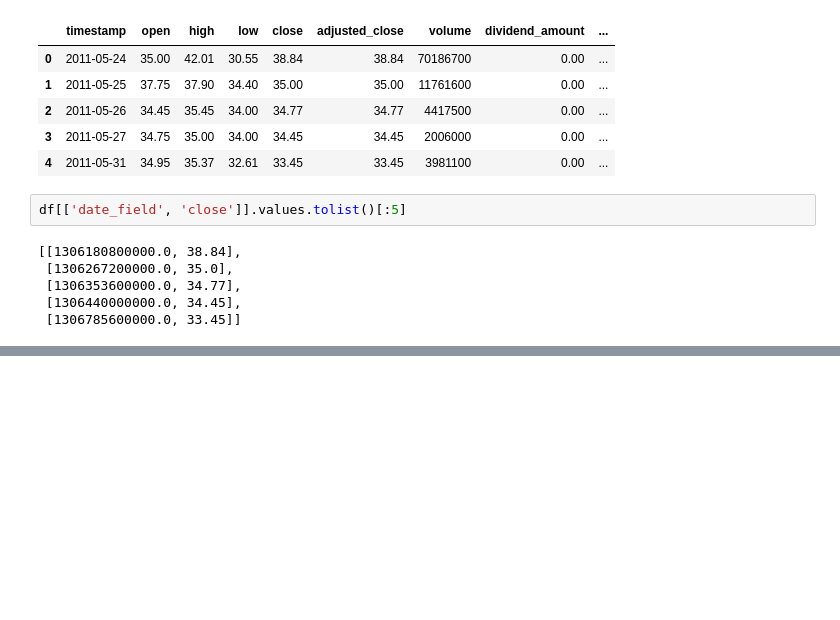
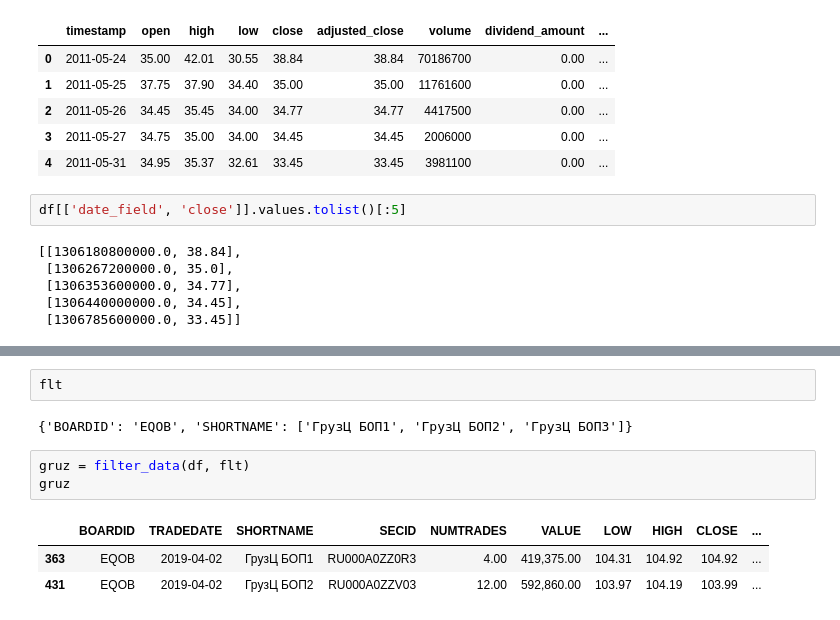
Before and after one commit to nerevar/stock_prices, a Jupyter notebook: analyze_data.ipynb, the cells around one changed output, grey strips where cells are left out. Saved outputs shown, nothing was run; the diff lists cells and outputs as text; blank space fills up the shorter version.

```diff
--- a/analyze_data.ipynb
+++ b/analyze_data.ipynb
@@ -131,0 +209,11 @@ df[['date_field', 'close']].values.tolist()[:5]
+# %%
+flt
+# %% [output]
+{'BOARDID': 'EQOB', 'SHORTNAME': ['ГрузЦ БОП1', 'ГрузЦ БОП2', 'ГрузЦ БОП3']}
+# %%
+gruz = filter_data(df, flt)
+gruz
+# %% [output]
+|  | BOARDID | TRADEDATE | SHORTNAME | SECID | NUMTRADES | VALUE | LOW | HIGH | CLOSE | ... |
+| 363 | EQOB | 2019-04-02 | ГрузЦ БОП1 | RU000A0ZZ0R3 | 4.00 | 419,375.00 | 104.31 | 104.92 | 104.92 | ... |
+| 431 | EQOB | 2019-04-02 | ГрузЦ БОП2 | RU000A0ZZV03 | 12.00 | 592,860.00 | 103.97 | 104.19 | 103.99 | ... |
```
Also changed, not shown: parts of 8 cells of this notebook, 1 other file.
